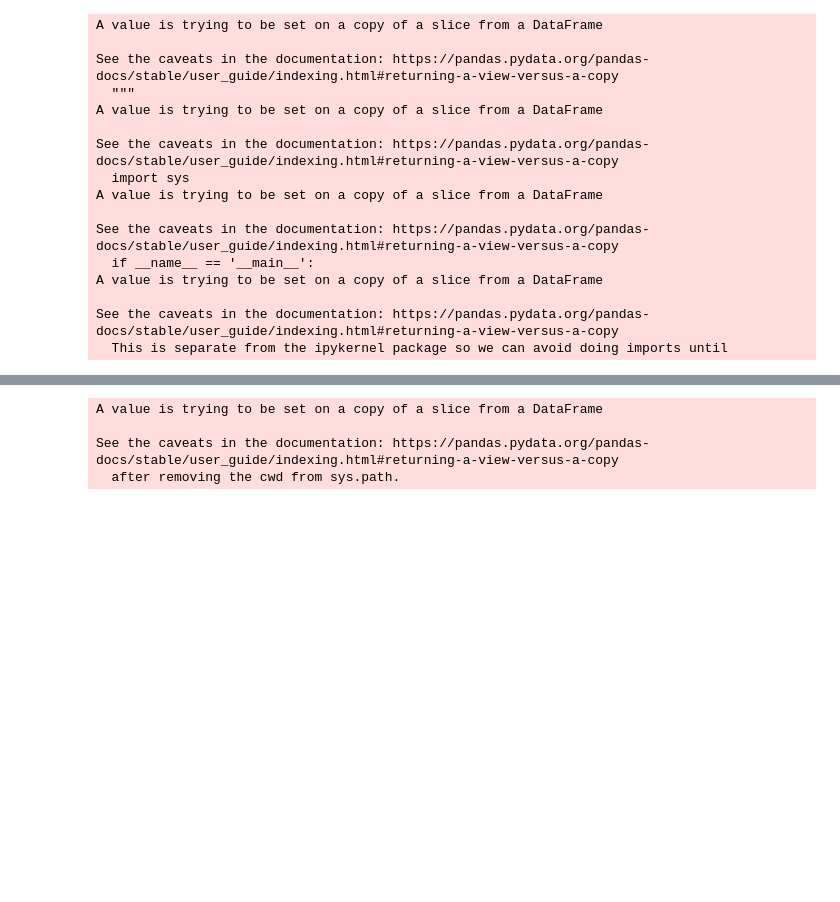
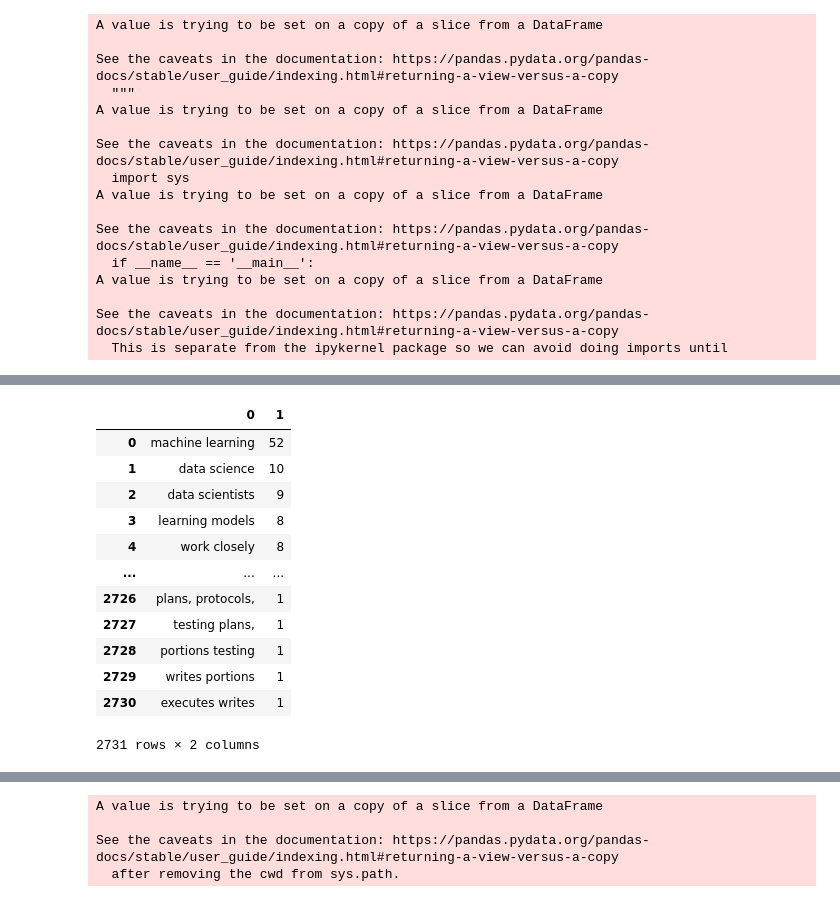
Before and after one commit to Radperia/SIGNATE_student_2020, a Jupyter notebook: SIGNATE_Tfidf_LogisticRegreession.ipynb, the cells around one changed output, grey strips where cells are left out. Saved outputs shown, nothing was run; the diff lists cells and outputs as text; code cells hidden in the pictures; blank space fills up the shorter version.

```diff
--- a/SIGNATE_Tfidf_LogisticRegreession.ipynb
+++ b/SIGNATE_Tfidf_LogisticRegreession.ipynb
@@ -64,3 +68,58 @@ train.head()
 | 2 | 2 | Supports the regional compliance ... | 4 | 0 | 0 | 0 | 1 |
 | 3 | 3 | Keep up to date with local and na... | 1 | 1 | 0 | 0 | 0 |
 | 4 | 4 | Assist with Service Organization ... | 4 | 0 | 0 | 0 | 1 |
+# %%
+from wordcloud import STOPWORDS
+from collections import defaultdict
+
+def generate_ngrams(text, n_gram=1):
+    token = [token for token in text.lower().split(' ') if token != '' if token not in STOPWORDS]
+    ngrams = zip(*[token[i:] for i in range(n_gram)])
+    return [' '.join(ngram) for ngram in ngrams]
+# %%
+DS = train['jobflag'] == 1
+MLE = train['jobflag'] == 2
+SE = train['jobflag'] == 3
+C = train['jobflag'] == 4
+# %%
+DS_bigrams = defaultdict(int)
+MLE_bigrams = defaultdict(int)
+SE_bigrams = defaultdict(int)
+C_bigrams = defaultdict(int)
+
+for desc in train[DS]['description']:
+    for word in generate_ngrams(desc, n_gram=2):
+        DS_bigrams[word] += 1
+
+for desc in train[MLE]['description']:
+    for word in generate_ngrams(desc, n_gram=2):
+        MLE_bigrams[word] += 1
+
+for desc in train[SE]['description']:
+    for word in generate_ngrams(desc, n_gram=2):
+        SE_bigrams[word] += 1
+
+for desc in train[C]['description']:
+    for word in generate_ngrams(desc, n_gram=2):
+        C_bigrams[word] += 1
+
+df_DS_bigrams = pd.DataFrame(sorted(DS_bigrams.items(), key=lambda x: x[1])[::-1])
+df_MLE_bigrams = pd.DataFrame(sorted(MLE_bigrams.items(), key=lambda x: x[1])[::-1])
+df_SE_bigrams = pd.DataFrame(sorted(SE_bigrams.items(), key=lambda x: x[1])[::-1])
+df_C_bigrams = pd.DataFrame(sorted(C_bigrams.items(), key=lambda x: x[1])[::-1])
+# %%
+df_MLE_bigrams
+# %% [output]
+|  | 0 | 1 |
+| 0 | machine learning | 52 |
+| 1 | data science | 10 |
+| 2 | data scientists | 9 |
+| 3 | learning models | 8 |
+| 4 | work closely | 8 |
+| ... | ... | ... |
+| 2726 | plans, protocols, | 1 |
+| 2727 | testing plans, | 1 |
+| 2728 | portions testing | 1 |
+| 2729 | writes portions | 1 |
+| 2730 | executes writes | 1 |
+2731 rows × 2 columns
```
Also changed, not shown: parts of 12 cells of this notebook.
